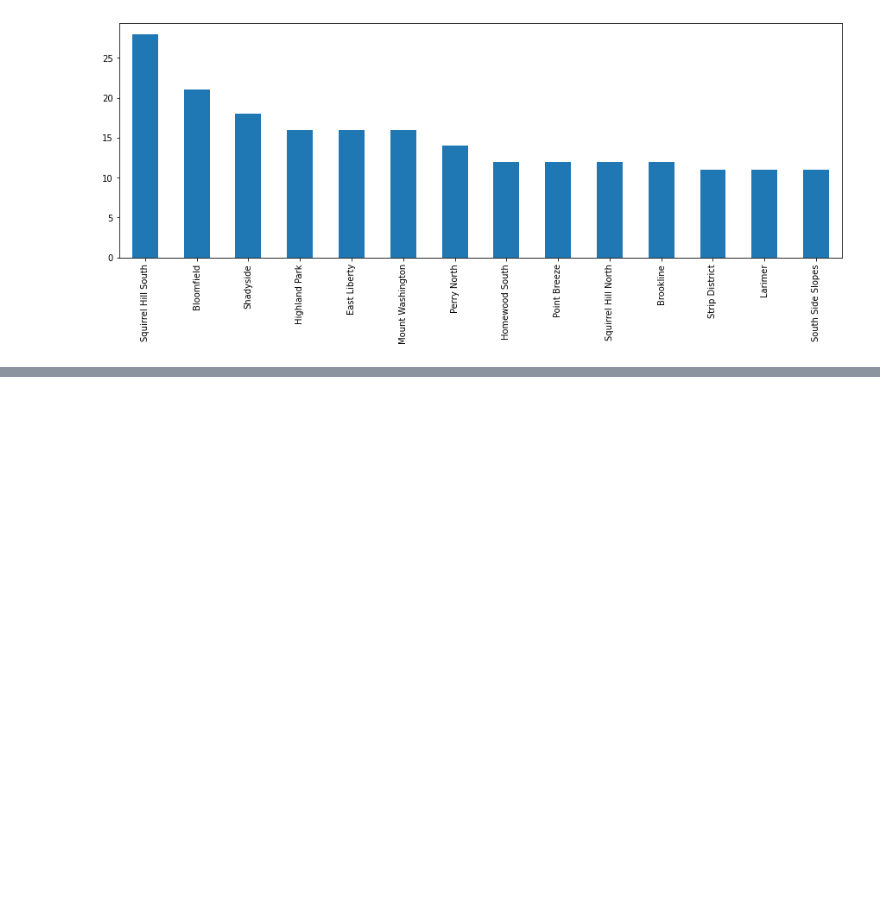
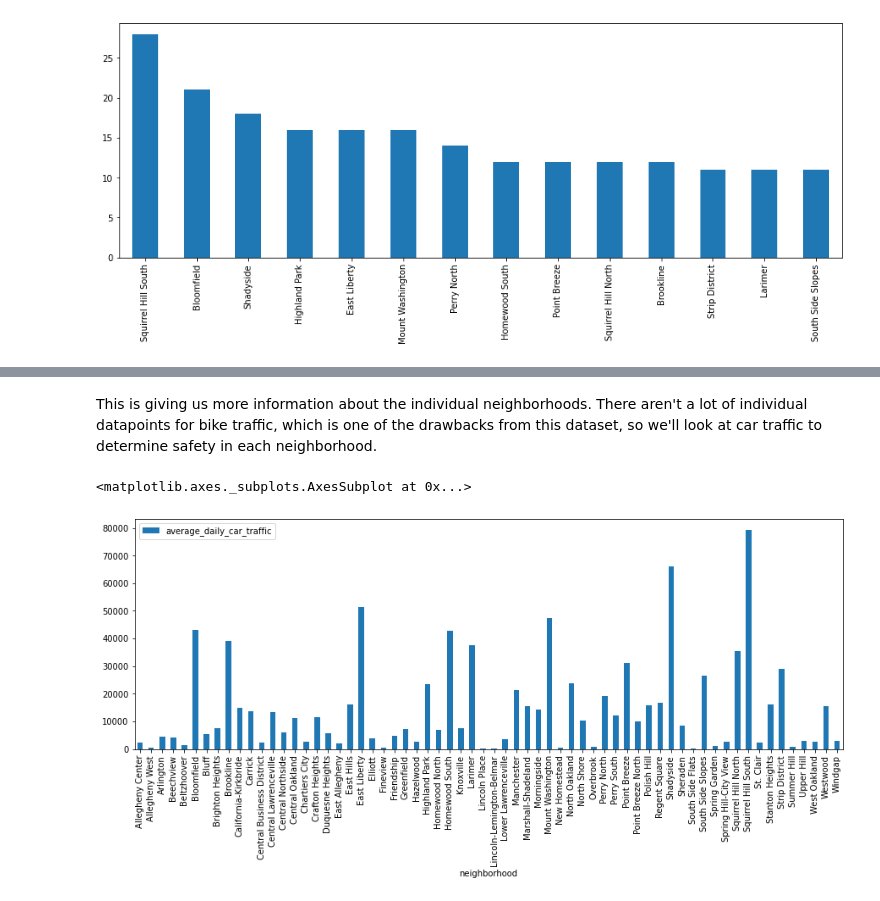
Before and after one commit to rohilkapur03/cmpinf_0010_final, a Jupyter notebook: Ayan.ipynb, the cells around one changed output, grey strips where cells are left out. Cells and saved outputs as stored; diff of their text form; code cells hidden in the pictures; blank space fills up the shorter version.

```diff
--- a/Ayan.ipynb
+++ b/Ayan.ipynb
@@ -18,0 +30,11 @@ traffic_data['neighborhood'].value_counts().loc[lambda x : x>10].plot(kind='bar'
+# %% [markdown]
+This is giving us more information about the individual neighborhoods. There aren't a lot of individual datapoints for bike traffic, which is one of the drawbacks from this dataset, so we'll look at car traffic to determine safety in each neighborhood.
+# %%
+speeding = pd.read_csv('traffic.csv', usecols=["average_daily_car_traffic", "neighborhood"])
+speeding = speeding[speeding['average_daily_car_traffic'].notna()]
+speeding = speeding.groupby(['neighborhood']).sum()
+speeding.drop(speeding[speeding['average_daily_car_traffic'] <= 50].index, inplace = True)
+speeding.plot.bar(figsize=(15,5))
+# %% [output]
+<matplotlib.axes._subplots.AxesSubplot at 0x...>
+[figure, added]
```
Also changed, not shown: parts of 7 cells of this notebook.
